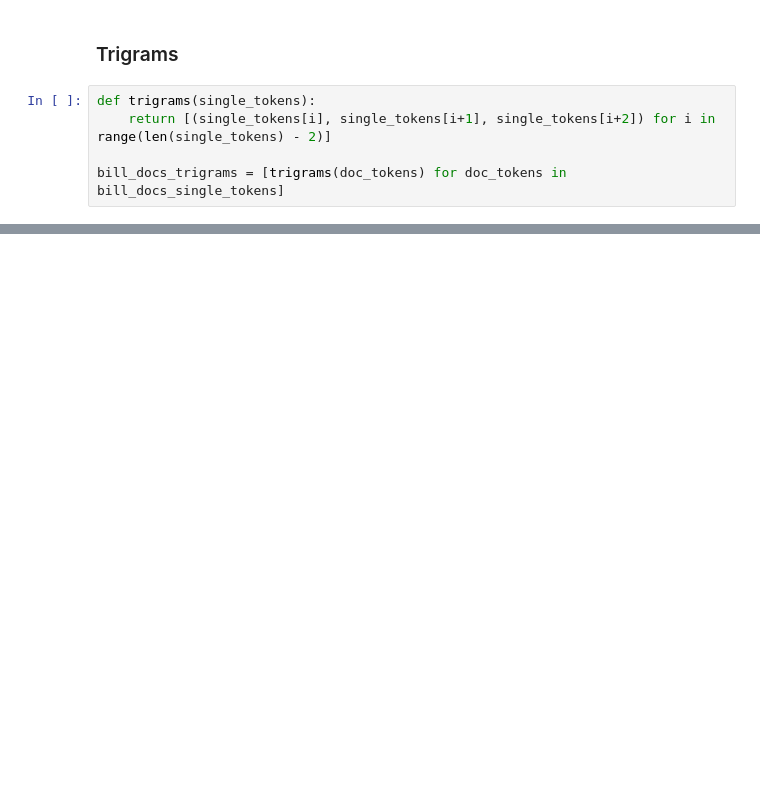
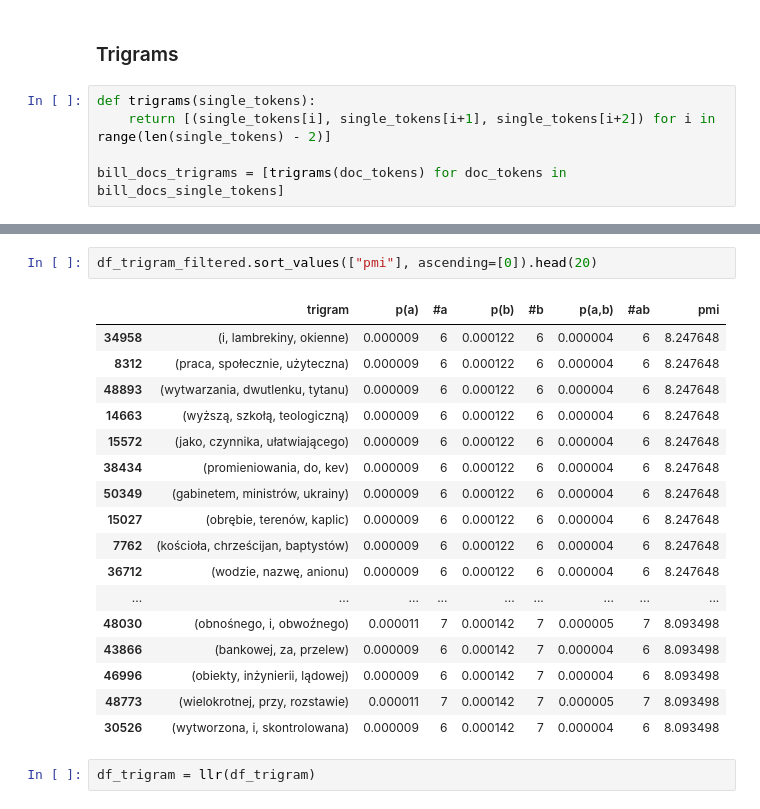
Before and after one commit to arkadiuss/nlp, a Jupyter notebook: 4_ngrams/4_ngrams.ipynb, the cells around one changed output, grey strips where cells are left out. Saved outputs shown, nothing was run; the diff lists cells and outputs as text; blank space fills up the shorter version.

```diff
--- a/4_ngrams/4_ngrams.ipynb
+++ b/4_ngrams/4_ngrams.ipynb
@@ -186,0 +218,22 @@ bill_docs_trigrams[:10]
+# %%
+df_trigram_filtered.sort_values(["pmi"], ascending=[0]).head(20)
+# %% [output]
+|  | trigram | p(a) | #a | p(b) | #b | p(a,b) | #ab | pmi |
+| 34958 | (i, lambrekiny, okienne) | 0.000009 | 6 | 0.000122 | 6 | 0.000004 | 6 | 8.247648 |
+| 8312 | (praca, społecznie, użyteczna) | 0.000009 | 6 | 0.000122 | 6 | 0.000004 | 6 | 8.247648 |
+| 48893 | (wytwarzania, dwutlenku, tytanu) | 0.000009 | 6 | 0.000122 | 6 | 0.000004 | 6 | 8.247648 |
+| 14663 | (wyższą, szkołą, teologiczną) | 0.000009 | 6 | 0.000122 | 6 | 0.000004 | 6 | 8.247648 |
+| 15572 | (jako, czynnika, ułatwiającego) | 0.000009 | 6 | 0.000122 | 6 | 0.000004 | 6 | 8.247648 |
+| 38434 | (promieniowania, do, kev) | 0.000009 | 6 | 0.000122 | 6 | 0.000004 | 6 | 8.247648 |
+| 50349 | (gabinetem, ministrów, ukrainy) | 0.000009 | 6 | 0.000122 | 6 | 0.000004 | 6 | 8.247648 |
+| 15027 | (obrębie, terenów, kaplic) | 0.000009 | 6 | 0.000122 | 6 | 0.000004 | 6 | 8.247648 |
+| 7762 | (kościoła, chrześcijan, baptystów) | 0.000009 | 6 | 0.000122 | 6 | 0.000004 | 6 | 8.247648 |
+| 36712 | (wodzie, nazwę, anionu) | 0.000009 | 6 | 0.000122 | 6 | 0.000004 | 6 | 8.247648 |
+| ... | ... | ... | ... | ... | ... | ... | ... | ... |
+| 48030 | (obnośnego, i, obwoźnego) | 0.000011 | 7 | 0.000142 | 7 | 0.000005 | 7 | 8.093498 |
+| 43866 | (bankowej, za, przelew) | 0.000009 | 6 | 0.000142 | 7 | 0.000004 | 6 | 8.093498 |
+| 46996 | (obiekty, inżynierii, lądowej) | 0.000009 | 6 | 0.000142 | 7 | 0.000004 | 6 | 8.093498 |
+| 48773 | (wielokrotnej, przy, rozstawie) | 0.000011 | 7 | 0.000142 | 7 | 0.000005 | 7 | 8.093498 |
+| 30526 | (wytworzona, i, skontrolowana) | 0.000009 | 6 | 0.000142 | 7 | 0.000004 | 6 | 8.093498 |
+# %%
+df_trigram = llr(df_trigram)
```
Also changed, not shown: parts of 12 cells of this notebook.
